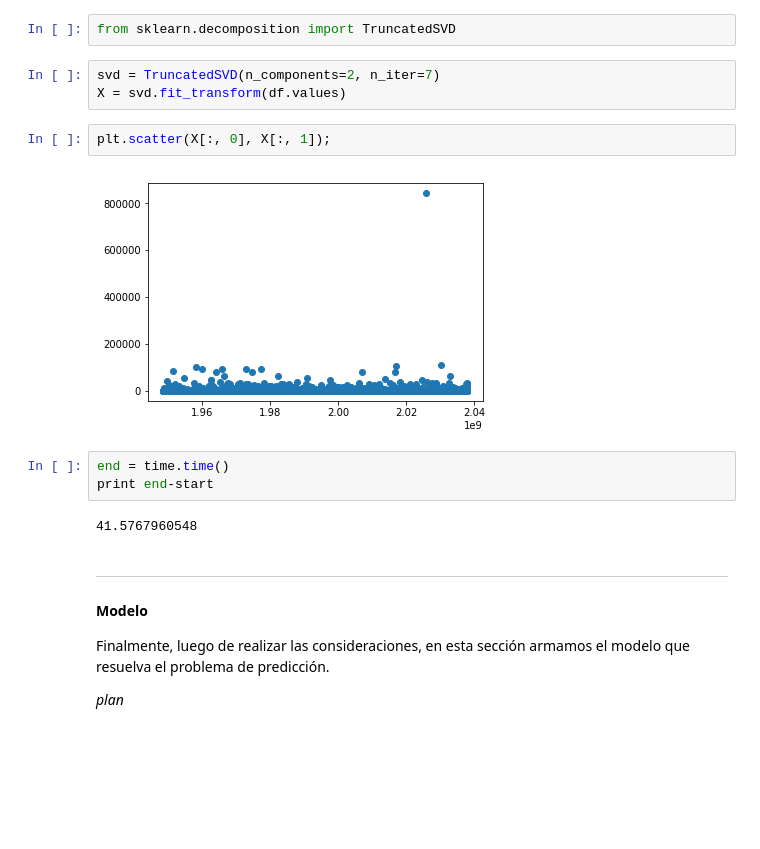
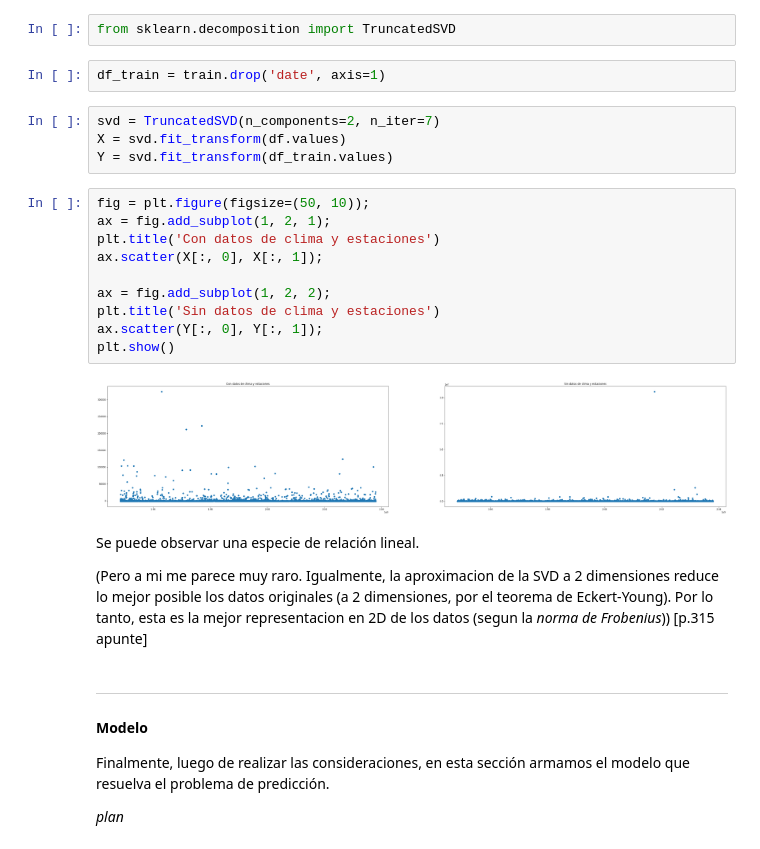
Before and after one commit to frisjon/tp2, a Jupyter notebook: trabajo_practico_2.ipynb, the cells around one changed output. Saved outputs shown, nothing was run; the diff lists cells and outputs as text; blank space fills up the shorter version.

```diff
--- a/trabajo_practico_2.ipynb
+++ b/trabajo_practico_2.ipynb
@@ -406,18 +406,28 @@ plt.scatter(X[:, 0], X[:, 1]);
 Aplicamos SVD a los datos
 # %%
 from sklearn.decomposition import TruncatedSVD
+# %%
+df_train = train.drop('date', axis=1)
 # %%
 svd = TruncatedSVD(n_components=2, n_iter=7)
 X = svd.fit_transform(df.values)
+Y = svd.fit_transform(df_train.values)
-# %%
-plt.scatter(X[:, 0], X[:, 1]);
-# %% [output]
-[figure, removed]
-# %%
-end = time.time()
-print end-start
-# %% [output]
-41.5767960548
+# %%
+fig = plt.figure(figsize=(50, 10));
+ax = fig.add_subplot(1, 2, 1);
+plt.title('Con datos de clima y estaciones')
+ax.scatter(X[:, 0], X[:, 1]);
+
+ax = fig.add_subplot(1, 2, 2);
+plt.title('Sin datos de clima y estaciones')
+ax.scatter(Y[:, 0], Y[:, 1]);
+plt.show()
+# %% [output]
+[figure, added]
+# %% [markdown]
+Se puede observar una especie de relación lineal.
+
+(Pero a mi me parece muy raro. Igualmente, la aproximacion de la SVD a 2 dimensiones reduce lo mejor posible los datos originales (a 2 dimensiones, por el teorema de Eckert-Young). Por lo tanto, esta es la mejor representacion en 2D de los datos (segun la *norma de Frobenius*)) [p.315 apunte]
 # %% [markdown]
 ---
 #### Modelo
```
Also changed, not shown: parts of 13 cells of this notebook.
